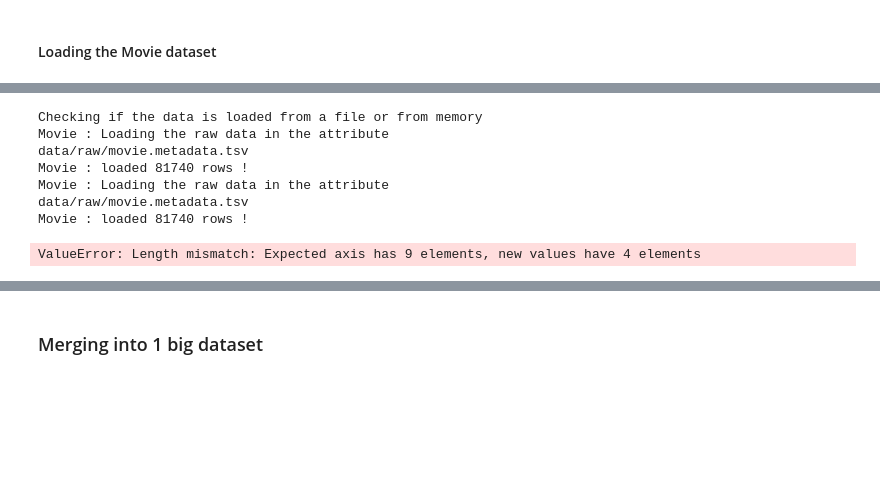
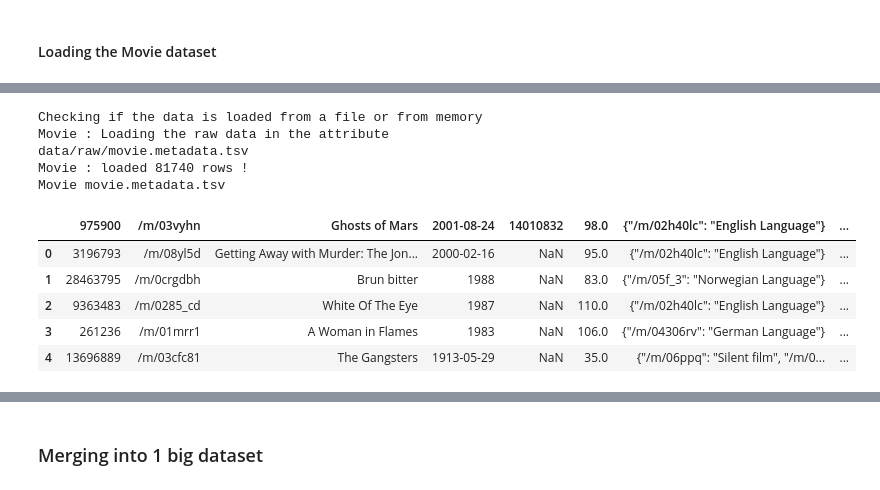
Before and after one commit to epfl-ada/ada-2024-project-dondata2025, a Jupyter notebook: results.ipynb, the cells around one changed output, grey strips where cells are left out. Cells and saved outputs as stored; diff of their text form; code cells hidden in the pictures; blank space fills up the shorter version.

```diff
--- a/results.ipynb
+++ b/results.ipynb
@@ -54,14 +42,19 @@ dtype: object
 # %%
-movieNames = NamesData.MovieData("Movie", "movie.metadata.tsv")
+movie_df = MovieChar.MovieData("Movie", "movie.metadata.tsv", output_name = "movie_data_clean.csv")
 
-movieNames.pipeline()
-#movieNames.clean_df.head()
+#Display name and file_name
+print(movie_df.name, movie_df.file_name)
+
+movie_df.raw_df.head()
 # %% [output]
 Checking if the data is loaded from a file or from memory
 Movie : Loading the raw data in the attribute
 data/raw/movie.metadata.tsv
 Movie : loaded 81740 rows !
-Movie : Loading the raw data in the attribute
-data/raw/movie.metadata.tsv
-Movie : loaded 81740 rows !
+Movie movie.metadata.tsv
-ValueError: Length mismatch: Expected axis has 9 elements, new values have 4 elements
+|  | 975900 | /m/03vyhn | Ghosts of Mars | 2001-08-24 | 14010832 | 98.0 | {"/m/02h40lc": "English Language"} | ... |
+| 0 | 3196793 | /m/08yl5d | Getting Away with Murder: The Jon... | 2000-02-16 | NaN | 95.0 | {"/m/02h40lc": "English Language"} | ... |
+| 1 | 28463795 | /m/0crgdbh | Brun bitter | 1988 | NaN | 83.0 | {"/m/05f_3": "Norwegian Language"} | ... |
+| 2 | 9363483 | /m/0285_cd | White Of The Eye | 1987 | NaN | 110.0 | {"/m/02h40lc": "English Language"} | ... |
+| 3 | 261236 | /m/01mrr1 | A Woman in Flames | 1983 | NaN | 106.0 | {"/m/04306rv": "German Language"} | ... |
+| 4 | 13696889 | /m/03cfc81 | The Gangsters | 1913-05-29 | NaN | 35.0 | {"/m/06ppq": "Silent film", "/m/0... | ... |
```
Also changed, not shown: parts of 10 cells of this notebook, 3 other files.
